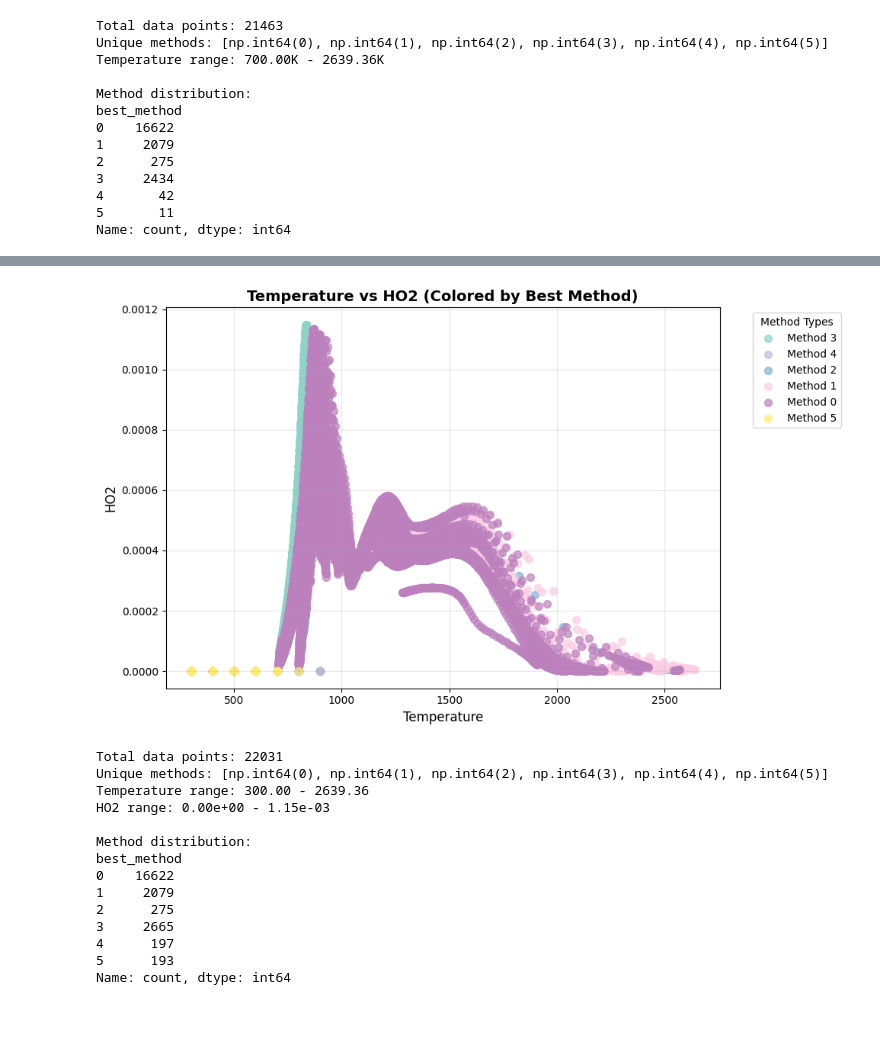
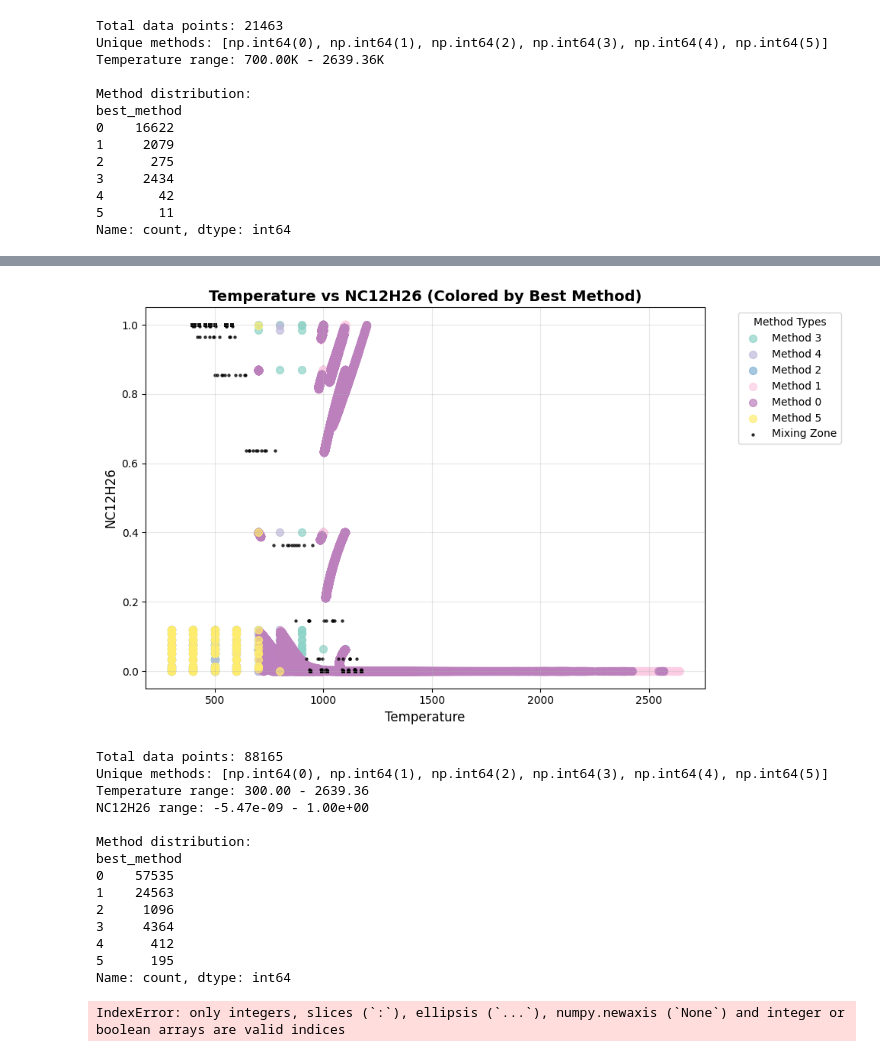
Before and after one commit to DMO-LAB/pysundial, a Jupyter notebook: experiments/data_collection.ipynb, the cells around one changed output, grey strips where cells are left out. Drawn from its saved outputs; the diff is of its cells as text; code cells hidden in the pictures; blank space fills up the shorter version.

```diff
--- a/experiments/data_collection.ipynb
+++ b/experiments/data_collection.ipynb
@@ -30,7 +30,7 @@ def load_and_filter_data(data_path, check_cols):
             original_shape = df.shape
 
             # Create mask for rows where values changed
-            change_mask = df[check_cols].diff().abs().sum(axis=1) > 1e-4
+            change_mask = df[check_cols].diff().abs().sum(axis=1) > 1e-3
             change_mask.iloc[0] = True  # Always keep the first row
 
             filtered_df = df[change_mask].reset_index(drop=True)
@@ -187,7 +175,8 @@ Name: count, dtype: int64
 # %%
 def plot_temperature_vs_species(df, x_col='temperature', y_col='h2o',
                                 title='Temperature vs H2O (Colored by Best Method)',
-                                xlabel='Temperature (K)', ylabel='H2O Mass Fraction'):
+                                xlabel='Temperature (K)', ylabel='H2O Mass Fraction',
+                                mixing_zone_df=None):
     """
     Create a scatter plot showing the relationship between two variables, colored by best method.
 
@@ -224,6 +213,13 @@ def plot_temperature_vs_species(df, x_col='temperature', y_col='h2o',
                     alpha=0.7,
                     s=50)
 
+    if mixing_zone_df is not None:
+        plt.scatter(mixing_zone_df[x_col], mixing_zone_df[y_col],
+                    c='black',
+                    label='Mixing Zone',
+                    alpha=0.7,
+                    s=5)
+
     # Customize the plot
     plt.xlabel(xlabel, fontsize=12)
     plt.ylabel(ylabel, fontsize=12)
@@ -256,0 +246,4 @@ combined_df = pd.concat([filtered_combined_df2, filtered_combined_df], ignore_in
+# %%
+combined_df = pd.read_csv('combined_df2.csv')
+mixing_zone_df = pd.read_csv('/Users/elotech/Downloads/research_code/ember/ember_samples_uniform_z_nc12h26/initial_conditions_uniform_z.csv')
+mix_zone_df = pd.read_csv('/Users/elotech/Downloads/research_code/ember/initial_conditions.csv')
@@ -256,0 +257,3 @@ combined_df = pd.concat([filtered_combined_df2, filtered_combined_df], ignore_in
+# %%
+combined_df = pd.read_csv('combined_df2.csv')
+combined_df.head()
@@ -259,26 +292,33 @@ combined_df.to_csv('combined_df.csv', index=False)
 # %%
 
 species_to_track = ['h', 'h2', 'o', 'o2', 'h2o', 'ho2', 'h2o2', 'oh']
 # Call the function
 plot_temperature_vs_species(combined_df,
                            x_col='temperature',
-                           y_col='ho2',
-                           title='Temperature vs HO2 (Colored by Best Method)',
+                           y_col='nc12h26',
+                           title='Temperature vs NC12H26 (Colored by Best Method)',
                            xlabel='Temperature',
-                           ylabel='HO2')
+                           ylabel='NC12H26',
+                           mixing_zone_df=mix_zone_df)
 # %% [output]
-[figure, old version]
+[figure, new version]
-Total data points: 22031
+Total data points: 88165
 Unique methods: [np.int64(0), np.int64(1), np.int64(2), np.int64(3), np.int64(4), np.int64(5)]
 Temperature range: 300.00 - 2639.36
-HO2 range: 0.00e+00 - 1.15e-03
+NC12H26 range: -5.47e-09 - 1.00e+00
 
 Method distribution:
 best_method
-0    16622
-1     2079
-2      275
-3     2665
-4      197
-5      193
+0    57535
+1    24563
+2     1096
+3     4364
+4      412
+5      195
 Name: count, dtype: int64
+# %%
+plt.scatter(df_all['nc12h26'], df_all['o2'])
+plt.colorbar()
+plt.show()
+# %% [output]
+IndexError: only integers, slices (`:`), ellipsis (`...`), numpy.newaxis (`None`) and integer or boolean arrays are valid indices
```
Also changed, not shown: parts of 10 cells of this notebook, 1 other file.
